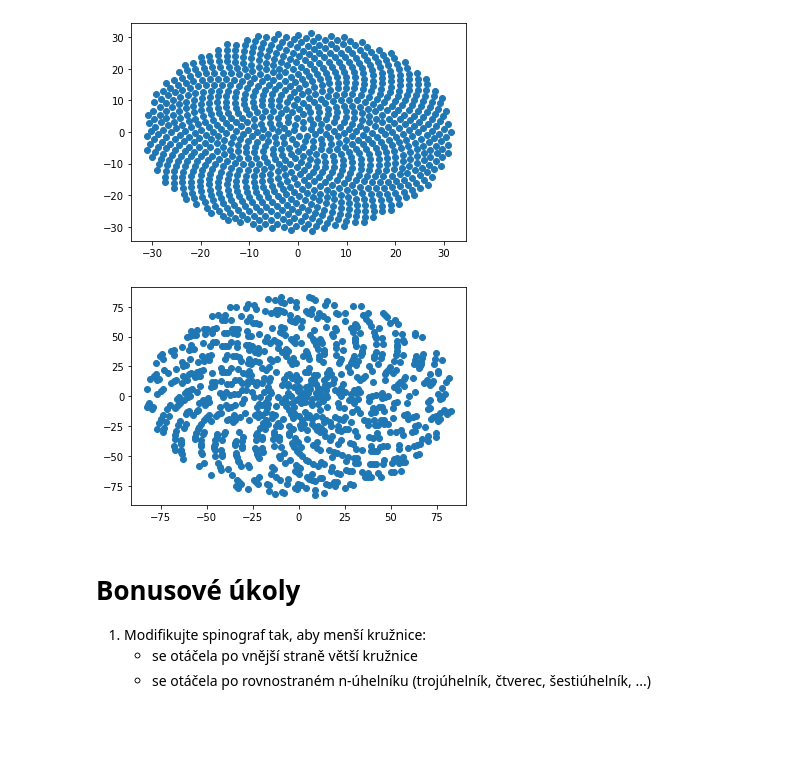
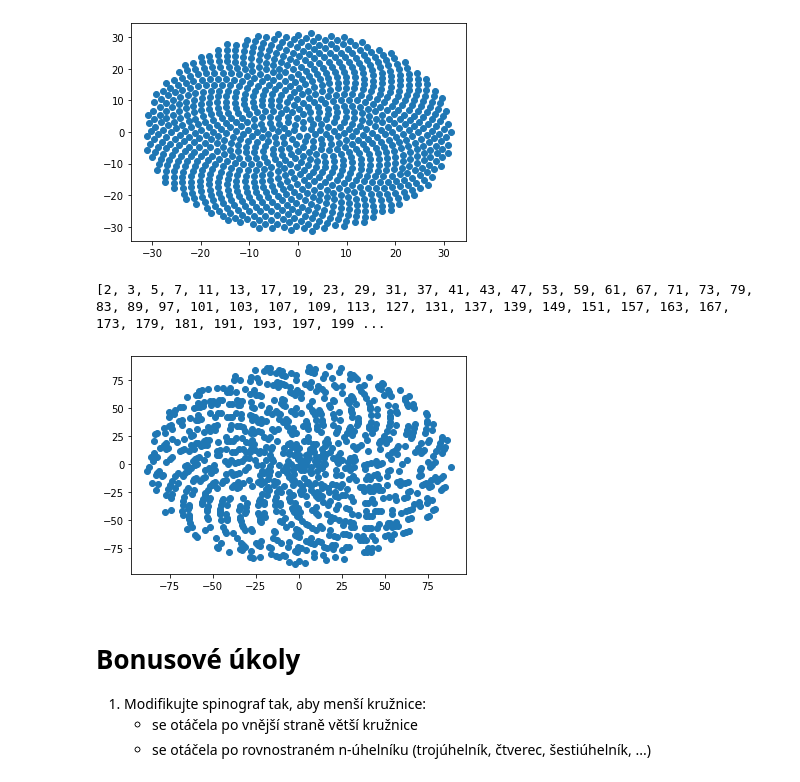
Before and after one commit to hav0323/vvp-DU, a Jupyter notebook: DU4.ipynb, the cells around one changed output. Cells and saved outputs as stored; diff of their text form; code cells hidden in the pictures; blank space fills up the shorter version.

```diff
--- a/DU4.ipynb
+++ b/DU4.ipynb
@@ -127,28 +127,37 @@ sunflower(1000)
 # %% [output]
 [figure]
 # %%
-def first_n_prime_numbers(n):
+def generate_primes(n):
     primes = []
-    i = 2
+    number = 2
     while len(primes) < n:
-        if is_prime(i):
-            primes.append(i)
-        i += 1
+        is_prime = True
+        for prime in primes:
+            if number % prime == 0:
+                is_prime = False
+                break
+        if is_prime:
+            primes.append(number)
+        number += 1
     return primes
+
+
+
 def sunflower2(n):
-    a = first_n_prime_numbers(n)
-
+    a = generate_primes(n)
+    print(a)
     a1 = np.zeros(n)
     a1[1:] = a[:-1]
     r = np.sqrt(a)
     alpha = np.pi * (3 - np.sqrt(5))
     x = r * np.cos(a1 * alpha)
     y = r * np.sin(a1 * alpha)
     plt.scatter(x,y)
 
-sunflower3(900)
+sunflower2(1000)
 # %% [output]
+[2, 3, 5, 7, 11, 13, 17, 19, 23, 29, 31, 37, 41, 43, 47, 53, 59, 61, 67, 71, 73, 79, 83, 89, 97, 101, 103, 107, 109, 113, 127, 131, 137, 139, 149, 151, 157, 163, 167, 173, 179, 181, 191, 193, 197, 199 ...
-[figure, old version]
+[figure, new version]
 # %% [markdown]
 # Bonusové úkoly
 1. Modifikujte spinograf tak, aby menší kružnice:
```
